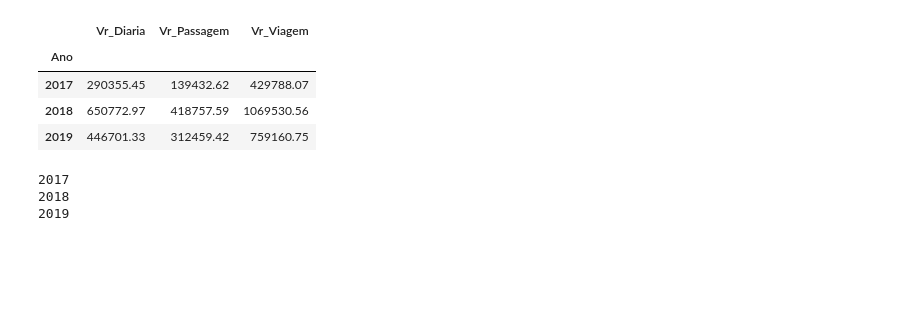
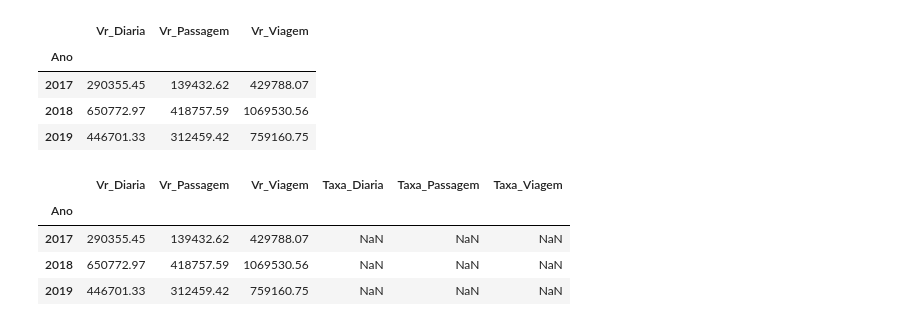
Before and after one commit to PedroSouzaDS/Traveling-Costs-Issue, a Jupyter notebook: Exploring_analysis/Analysis_exploring.ipynb, the cells around one changed output. Drawn from its saved outputs; the diff is of its cells as text; code cells hidden in the pictures; blank space fills up the shorter version.

```diff
--- a/Exploring_analysis/Analysis_exploring.ipynb
+++ b/Exploring_analysis/Analysis_exploring.ipynb
@@ -236,11 +236,3 @@ df.groupby('Ano').sum()
 | 2017 | 290355.45 | 139432.62 | 429788.07 |
 | 2018 | 650772.97 | 418757.59 | 1069530.56 |
 | 2019 | 446701.33 | 312459.42 | 759160.75 |
-# %%
-# Calculando Taxa de Crescimento/Decrescimento
-for i in range(0,len(df.groupby('Ano').sum())):
-    print(df.groupby('Ano').sum().index[i])
-# %% [output]
-2017
-2018
-2019
@@ -251,0 +239,12 @@ for i in range(0,len(df.groupby('Ano').sum())):
+# %%
+dfTax=df.groupby('Ano').sum()
+dfTax['Taxa_Diaria']=np.NaN
+dfTax['Taxa_Passagem']=np.NaN
+dfTax['Taxa_Viagem']=np.NaN
+dfTax
+# %% [output]
+|  | Vr_Diaria | Vr_Passagem | Vr_Viagem | Taxa_Diaria | Taxa_Passagem | Taxa_Viagem |
+| Ano |  |  |  |  |  |  |
+| 2017 | 290355.45 | 139432.62 | 429788.07 | NaN | NaN | NaN |
+| 2018 | 650772.97 | 418757.59 | 1069530.56 | NaN | NaN | NaN |
+| 2019 | 446701.33 | 312459.42 | 759160.75 | NaN | NaN | NaN |
```
Also changed, not shown: parts of 11 cells of this notebook.
